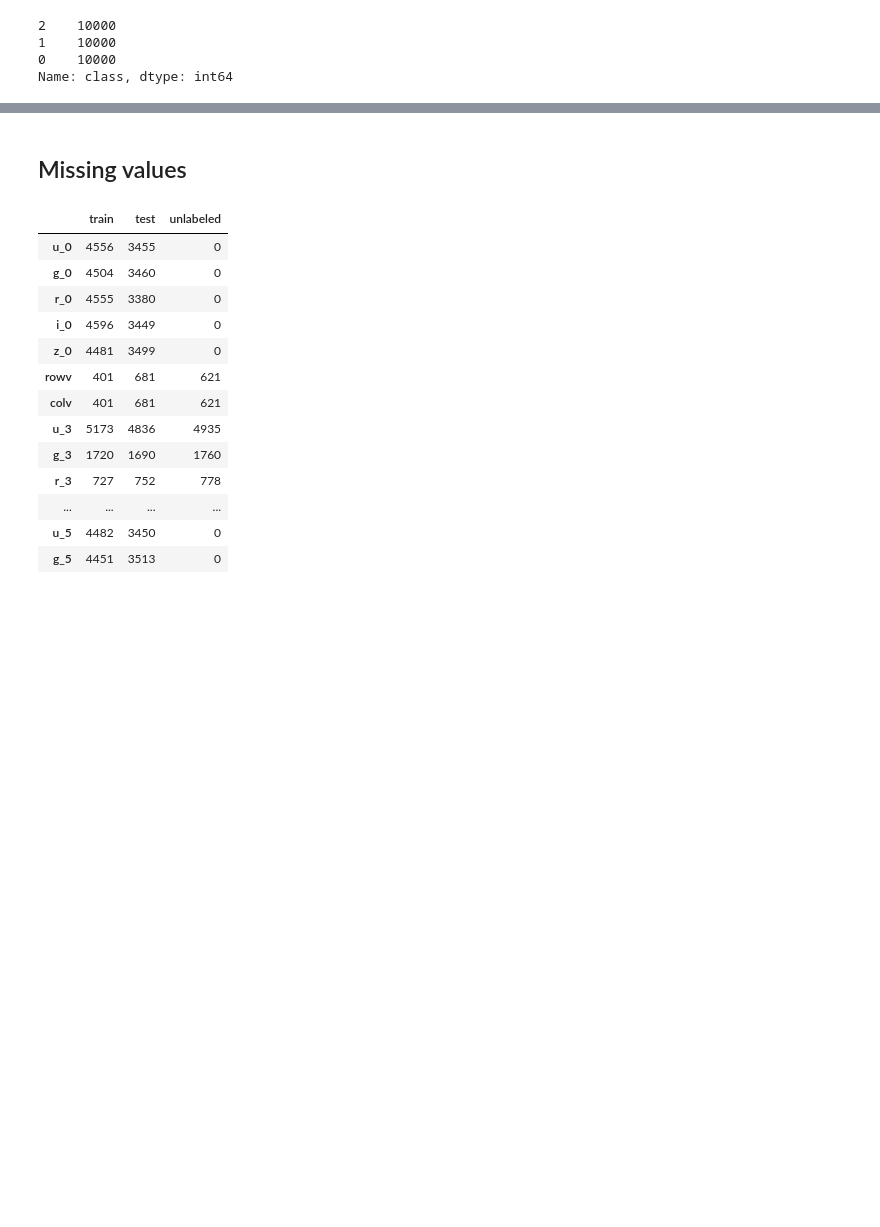
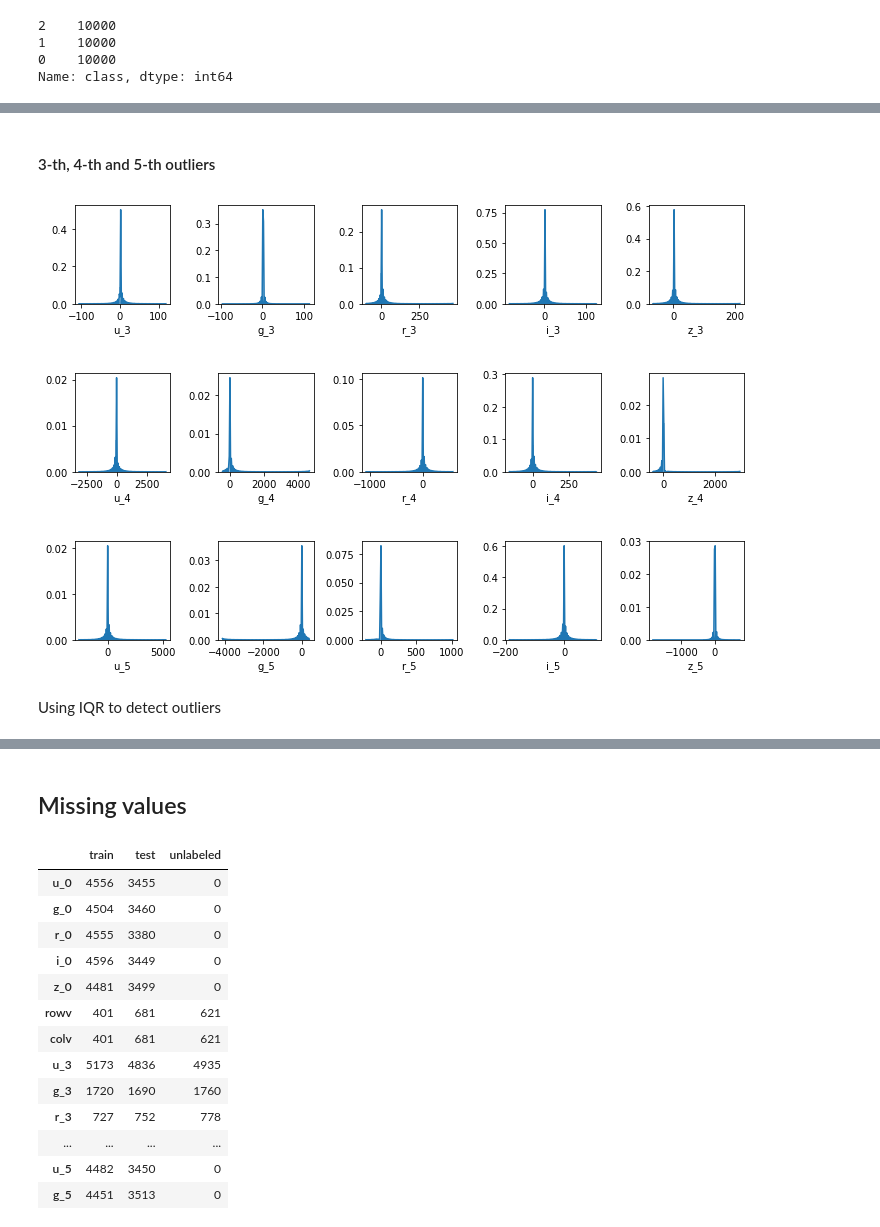
Before and after one commit to alyabogd/NightSkyTask, a Jupyter notebook: sky_data.ipynb, the cells around one changed output, grey strips where cells are left out. Saved outputs shown, nothing was run; the diff lists cells and outputs as text; code cells hidden in the pictures; blank space fills up the shorter version.

```diff
--- a/sky_data.ipynb
+++ b/sky_data.ipynb
@@ -67,0 +118,19 @@ Name: class, dtype: int64
+# %% [markdown]
+#### 3-th, 4-th and 5-th outliers
+# %%
+fig, ax = plt.subplots(3,5, figsize=(12,8))
+fig.subplots_adjust(hspace=0.7, wspace=0.5)
+
+i, j = 0, 0
+for idx in ['3', '4', '5']:
+    j = 0
+    for b in bands_all:
+        f_name = "{}_{}".format(b, idx)
+        clean = train[train[f_name].notna()][f_name]
+        sns.distplot(clean, ax=ax[i, j])
+        j += 1
+    i += 1
+# %% [output]
+[figure, added]
+# %% [markdown]
+Using IQR to detect outliers
```
Also changed, not shown: parts of 67 cells of this notebook.
